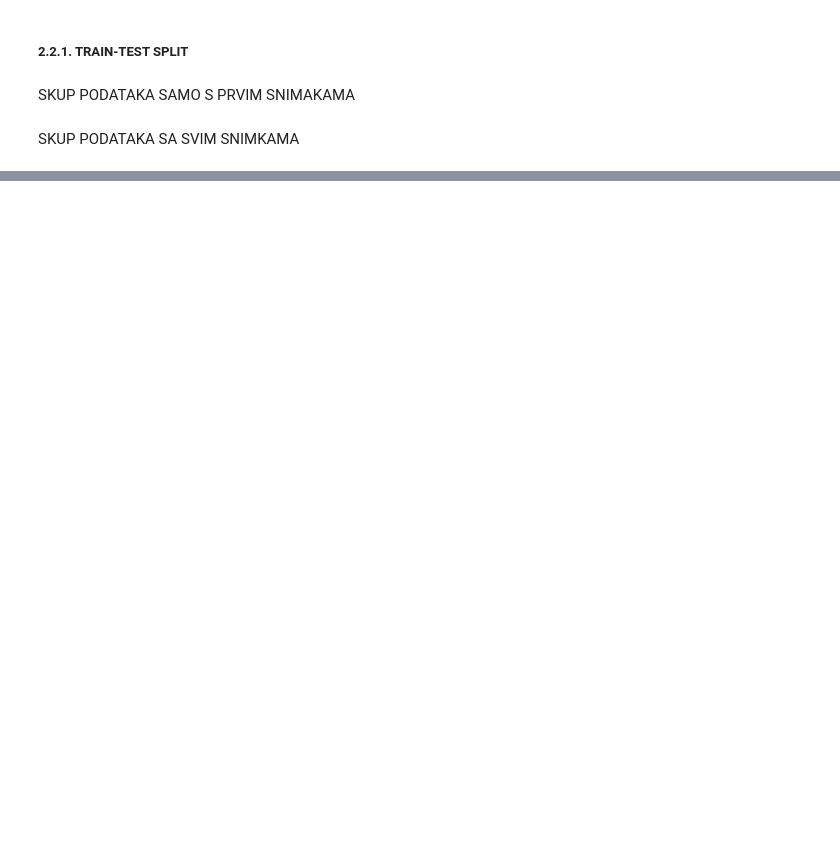
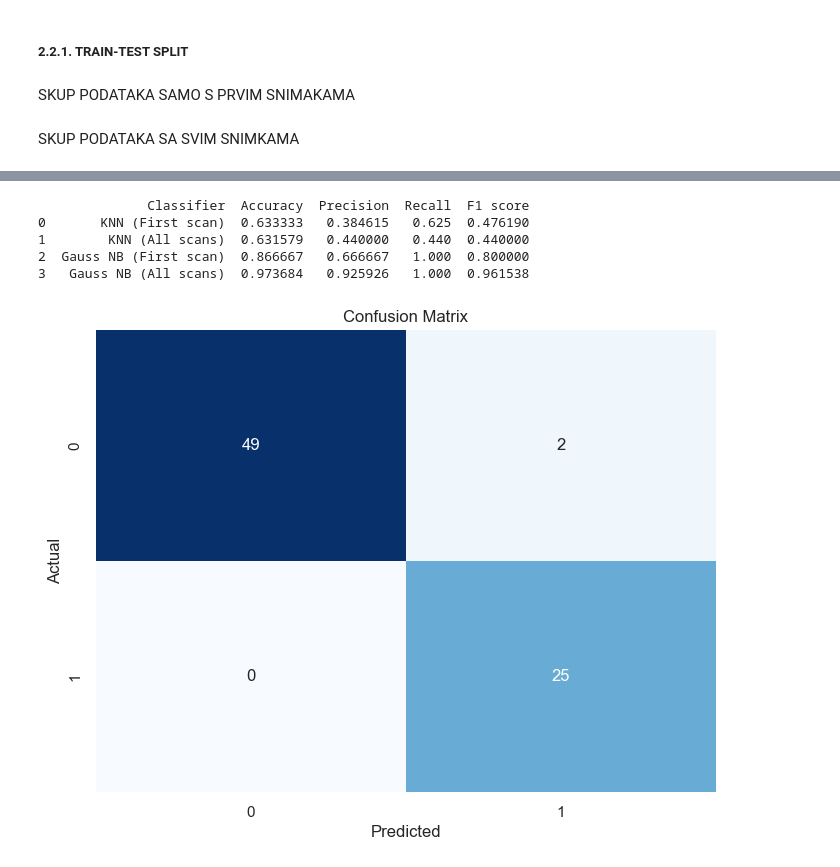
Before and after one commit to bnikolic2/Early-Stage-Alzheimer-s-Disease-Prediction-Using-Machine-Learning-Models, a Jupyter notebook: prosirenje.ipynb, the cells around one changed output, grey strips where cells are left out. Saved outputs shown, nothing was run; the diff lists cells and outputs as text; code cells hidden in the pictures; blank space fills up the shorter version.

```diff
--- a/prosirenje.ipynb
+++ b/prosirenje.ipynb
@@ -617,0 +829,34 @@ yas_test = X_test['Custom Group']
+# %%
+# Optimized clf
+gnb_optimized_clf = GaussianNB(var_smoothing=best_var)
+gnb_optimized_clf.fit(Xas_train, yas_train)
+
+# Prediction on test set
+yas_pred = gnb_optimized_clf.predict(Xas_test)
+
+accuracy = accuracy_score(yas_test, yas_pred)
+precision = precision_score(yas_test, yas_pred)
+recall = recall_score(yas_test, yas_pred)
+f1 = f1_score(yas_test, yas_pred)
+
+# Add to metrics_table
+metric_table.loc[len(metric_table)] = ['Gauss NB (All scans)', accuracy, precision, recall, f1]
+
+# Confusion matrix
+conf_matrix = confusion_matrix(yas_test, yas_pred)
+# %%
+print(metric_table)
+
+plt.figure(figsize=(8, 6))
+sns.heatmap(conf_matrix, annot=True, cmap='Blues', fmt='d', cbar=False)
+plt.xlabel('Predicted')
+plt.ylabel('Actual')
+plt.title('Confusion Matrix')
+plt.show()
+# %% [output]
+              Classifier  Accuracy  Precision  Recall  F1 score
+0       KNN (First scan)  0.633333   0.384615   0.625  0.476190
+1        KNN (All scans)  0.631579   0.440000   0.440  0.440000
+2  Gauss NB (First scan)  0.866667   0.666667   1.000  0.800000
+3   Gauss NB (All scans)  0.973684   0.925926   1.000  0.961538
+[figure, added]
```
Also changed, not shown: parts of 23 cells of this notebook.
